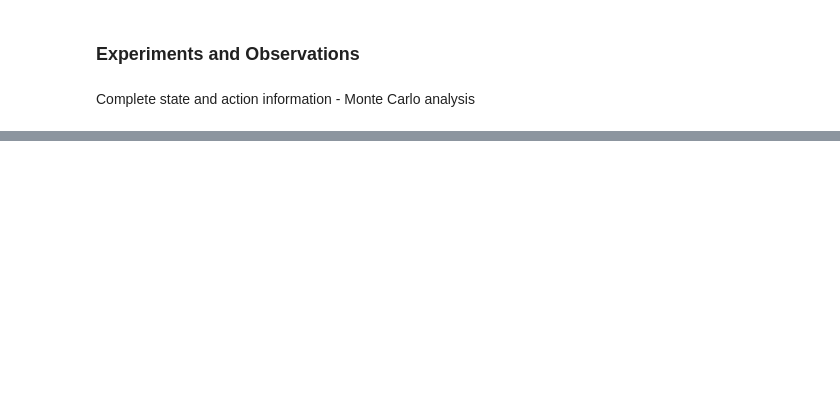
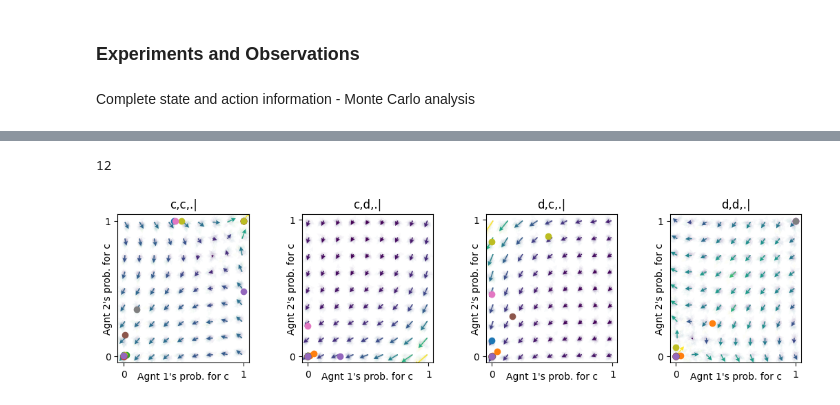
Before and after one commit to Akilan-R/Social_Ecological_Info_Cooperation, a Jupyter notebook: Code/nbs/Information_conditions_experiments_and_observations.ipynb, the cells around one changed output, grey strips where cells are left out. Saved outputs shown, nothing was run; the diff lists cells and outputs as text; code cells hidden in the pictures; blank space fills up the shorter version.

```diff
--- a/Code/nbs/Information_conditions_experiments_and_observations.ipynb
+++ b/Code/nbs/Information_conditions_experiments_and_observations.ipynb
@@ -47,7 +35,7 @@ np.random.seed(42)
 #| export
 
 
-ecopg = EcologicalPublicGood(N=2, f=1.2, c=5, m=-4, qc=0.2, qr=0.1, degraded_choice=True)
+ecopg = EcologicalPublicGood(N=2, f=1.2, c=5, m=-4, qc=0.02, qr= 0.0001, degraded_choice=False)
 ecopg_with_history = HistoryEmbedded(ecopg, h = (1,1,1))
 # %%
 #| export
@@ -682,17 +270,0 @@ X = random_uniform_policy((2, 4, 2))
-# %%
-def get_average_cooperativeness(policy, obsdist):
-    policy_in_2D = policy[:,:, 0]
-    agent_index, co_operation_policy = [0, 1]
-    average_cooperation_for_each_agent = jnp.einsum(policy_in_2D, [agent_index, co_operation_policy], obsdist, [agent_index, co_operation_policy], [agent_index])
-    return average_cooperation_for_each_agent
-# %%
-ecog = EcologicalPublicGood(N=2, f=1.2, c=5, m=-4, qc=0.2, qr=0.1, degraded_choice = False)
-information_condition_instance = Information_Conditions(ecopg, mode= "only_state_information")
-initial_condition = random_uniform_policy((mae.N, mae.Q, mae.M))
-mae = POstratAC(env= information_condition_instance, learning_rates=0.1, discount_factors=0.9)
-xtraj, fixedpointreached = mae.trajectory(initial_condition, Tmax=10000, tolerance=1e-5)
-final_point = xtraj[-1]
-print(final_point, "final point")
-average_cooperativeness = get_average_cooperativeness(policy=final_point, obsdist=mae.obsdist(final_point))
-print(average_cooperativeness[0], "average cooperativeness")
-zz
@@ -813,0 +449,58 @@ No Mixed points recorded.
+# %%
+socdi = SocialDilemma(R=1.0, T=1.2, S=-0.5, P=0.0)
+
+memo1pd = HistoryEmbedded(socdi, h = (1, 1, 1))
+
+
+# Initialize the information condition
+mae_st = POstratAC(env=memo1pd, learning_rates=0.1, discount_factors=0.9)
+
+
+# Generate initial conditions using Latin hypercube sampling
+num_samples = 10
+initial_conditions_list = lhs_sampling(mae.Q, num_samples, mae.N)
+
+x = ([0], [0,1,2,3], [0])
+y = ([1], [0,1,2,3], [0])
+ax = fp.plot_strategy_flow(mae, x, y, flowarrow_points=np.linspace(0.01 ,0.99, 9), NrRandom=32,
+                           conds = mae.env.Oset[0])
+
+# Store unique points for this mode
+final_point_list = []
+
+# Monte Carlo Simulations
+for initial_condition in initial_conditions_list:
+    xtraj, fixedpointreached = mae.trajectory(initial_condition, Tmax=10000, tolerance=1e-5)
+    final_point = xtraj[-1]
+
+    # print(mae.obsdist(final_point))
+
+    # fp.plot_trajectories([xtraj], x, y, cols=['purple'], axes = ax)
+    # Round off to 4 decimal places
+    rounded_point = np.round(final_point, 1)
+
+    # print(rounded_point)
+    # Get unique points
+    final_point_list.append(rounded_point)
+
+    for plot_index, (x_indices,y_indicies) in enumerate(zip(it.product(*x), it.product(*y))):
+        ax[plot_index].scatter(final_point[x_indices],final_point[y_indicies])
+    #
+
+print((len(get_unique_arrays(final_point_list))))
+
+
+
+# print(ax)
+
+# print(final_point_list)
+
+
+plt.show()
+
+
+
+    # results_memo1pd = get_unique_arrays(final_point_list)
+# %% [output]
+12
+[figure, added]
```
Also changed, not shown: parts of 31 cells of this notebook, 8 other files.
